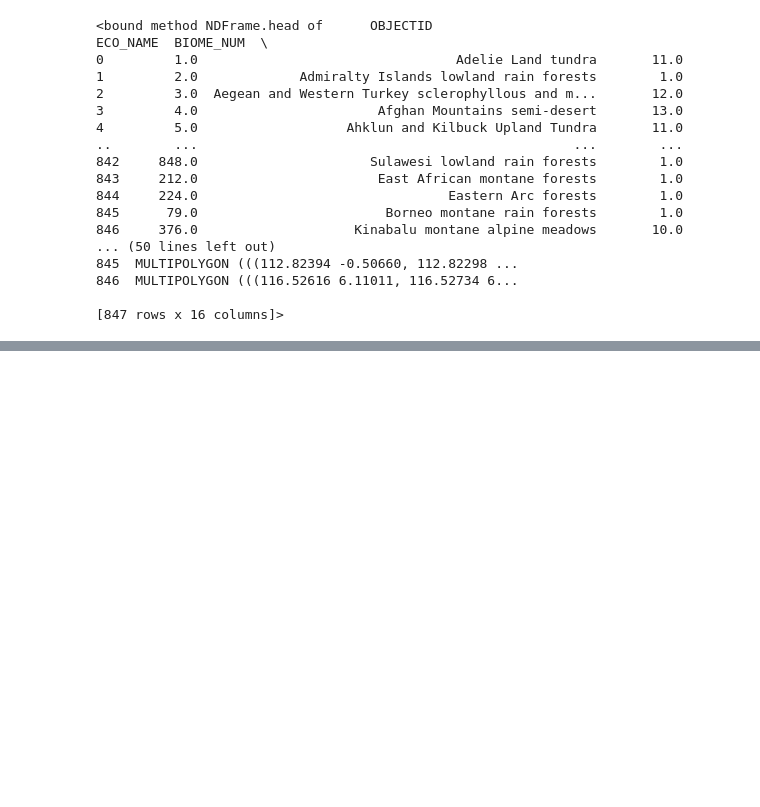
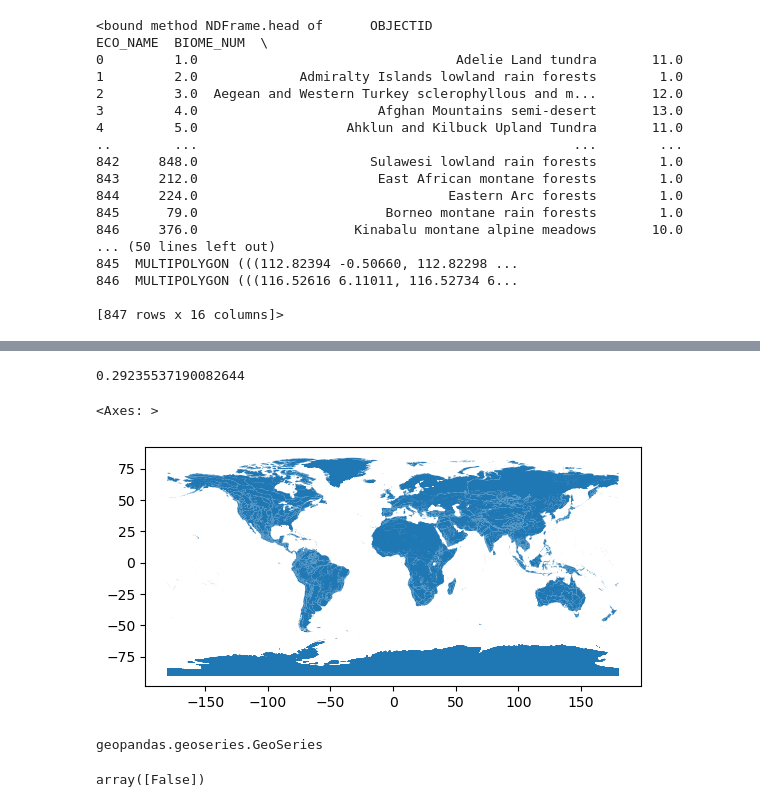
Before and after one commit to iamgiddyaboutgit-schoolwork/doe_group_project, a Jupyter notebook: src/great_circle_distances.ipynb, the cells around one changed output, grey strips where cells are left out. Drawn from its saved outputs; the diff is of its cells as text; code cells hidden in the pictures; blank space fills up the shorter version.

Commit message:
sample additional points for graph

```diff
--- a/src/great_circle_distances.ipynb
+++ b/src/great_circle_distances.ipynb
@@ -316,5 +305,6 @@ ecoregions_2017.head
 
 [847 rows x 16 columns]>
 # %%
+num_ecoregions = ecoregions_2017.shape[0]
 # Points have longitude first and latitude second.
-ecoregions_2017["geometry"].representative_point()
+ecoregion_rep_points = ecoregions_2017["geometry"].representative_point()
@@ -337,0 +311,13 @@ additional_points_on_earth = geopandas.points_from_xy(x=np.array([27.099020]), y
+# %%
+num_additional_spots_wanted = max(0, NUM_WORLD_LOCATIONS - num_ecoregions)
+# Get even more locations than we want because
+# some will land in the ocean.
+additional_spots = get_uniformly_distributed_points_on_sphere(n=6*num_additional_spots_wanted)
+
+# Convert to geographic coordinate system
+additional_spots_lat_long = to_lat_long(additional_spots)
+# Important!
+# x represents longitude.
+# y represents latitude.
+additional_points_on_earth = geopandas.points_from_xy(x=additional_spots_lat_long[:, 1], y=additional_spots_lat_long[:, 0], crs="EPSG:4326")
+additional_points_on_earth
@@ -337,0 +338,5 @@ additional_points_on_earth = geopandas.points_from_xy(x=np.array([27.099020]), y
+# %%
+additional_points_gdf = geopandas.GeoDataFrame(geometry=additional_points_on_earth, crs="EPSG:4326")
+# https://gis.stackexchange.com/a/393428/234035
+# Save the geometry for access after the join.
+additional_points_gdf["extra_points_geom"] = additional_points_gdf.geometry
@@ -337,0 +358,3 @@ additional_points_on_earth = geopandas.points_from_xy(x=np.array([27.099020]), y
+# %%
+# https://geopandas.org/en/stable/gallery/spatial_joins.html
+ecoregions_2017_with_more_points = ecoregions_2017.sjoin(additional_points_gdf, predicate="contains", how="left")
@@ -338,4 +366,22 @@ additional_points_on_earth = geopandas.points_from_xy(x=np.array([27.099020]), y
+# %%
+ecoregions_2017_with_more_points["index_right"].notna().sum() / ecoregions_2017_with_more_points["index_right"].shape[0]
+# %% [output]
+0.29235537190082644
+# %%
+ecoregions_2017_with_more_points.plot()
+# %% [output]
+<Axes: >
+[figure, added]
 # %%
 ecoregions_2017_geometry = ecoregions_2017["geometry"]
 # %%
 ecoregions_2017_geometry_union = ecoregions_2017_geometry.unary_union
+# %%
+type(ecoregions_2017_geometry)
+# %% [output]
+geopandas.geoseries.GeoSeries
+# %%
+# https://gis.stackexchange.com/questions/437956/best-way-to-check-if-a-point-is-in-a-region
+ecoregions_2017_geometry_union.contains(additional_points_on_earth)
+# %% [output]
+array([False])
```
Also changed, not shown: parts of 10 cells of this notebook.
